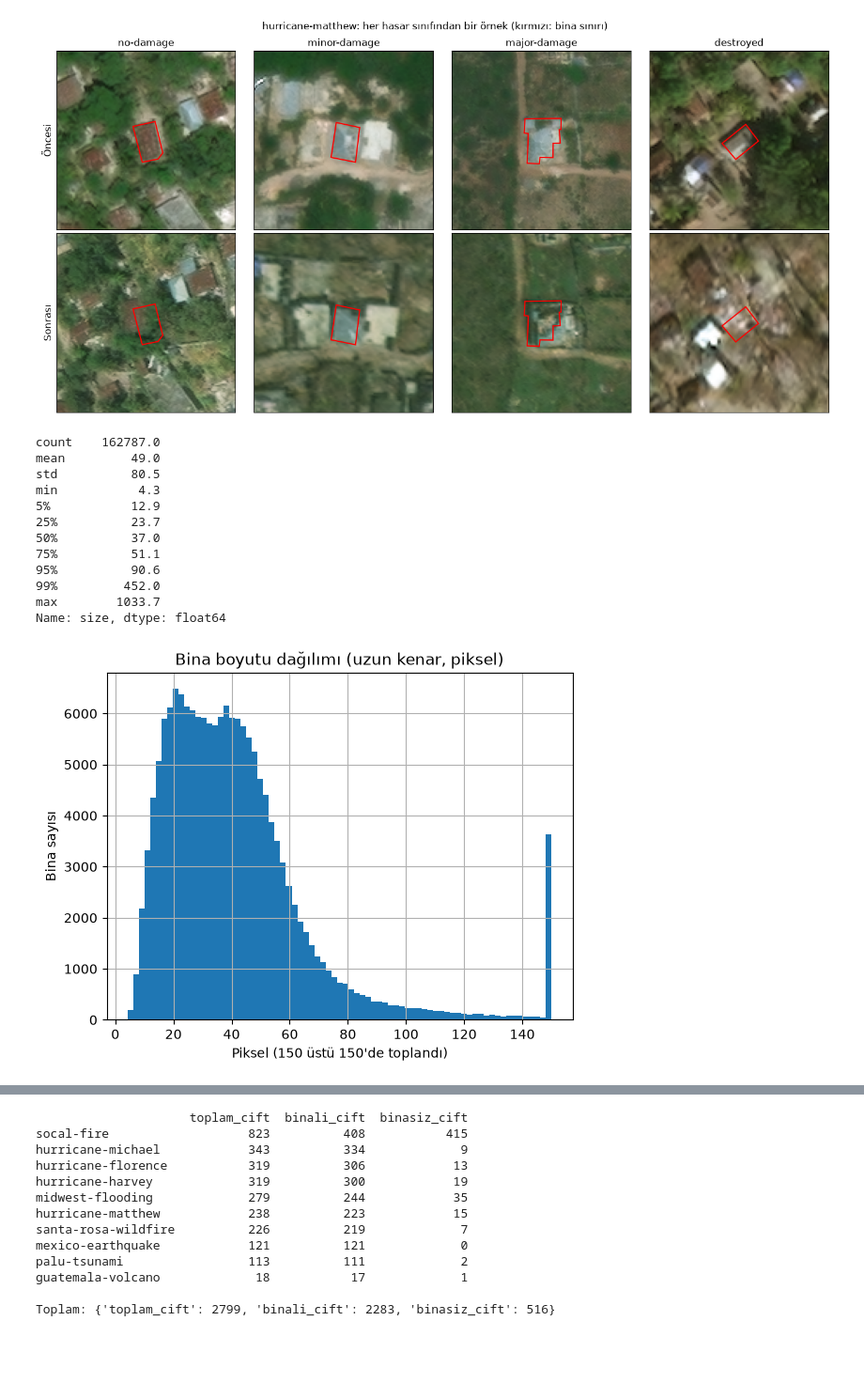
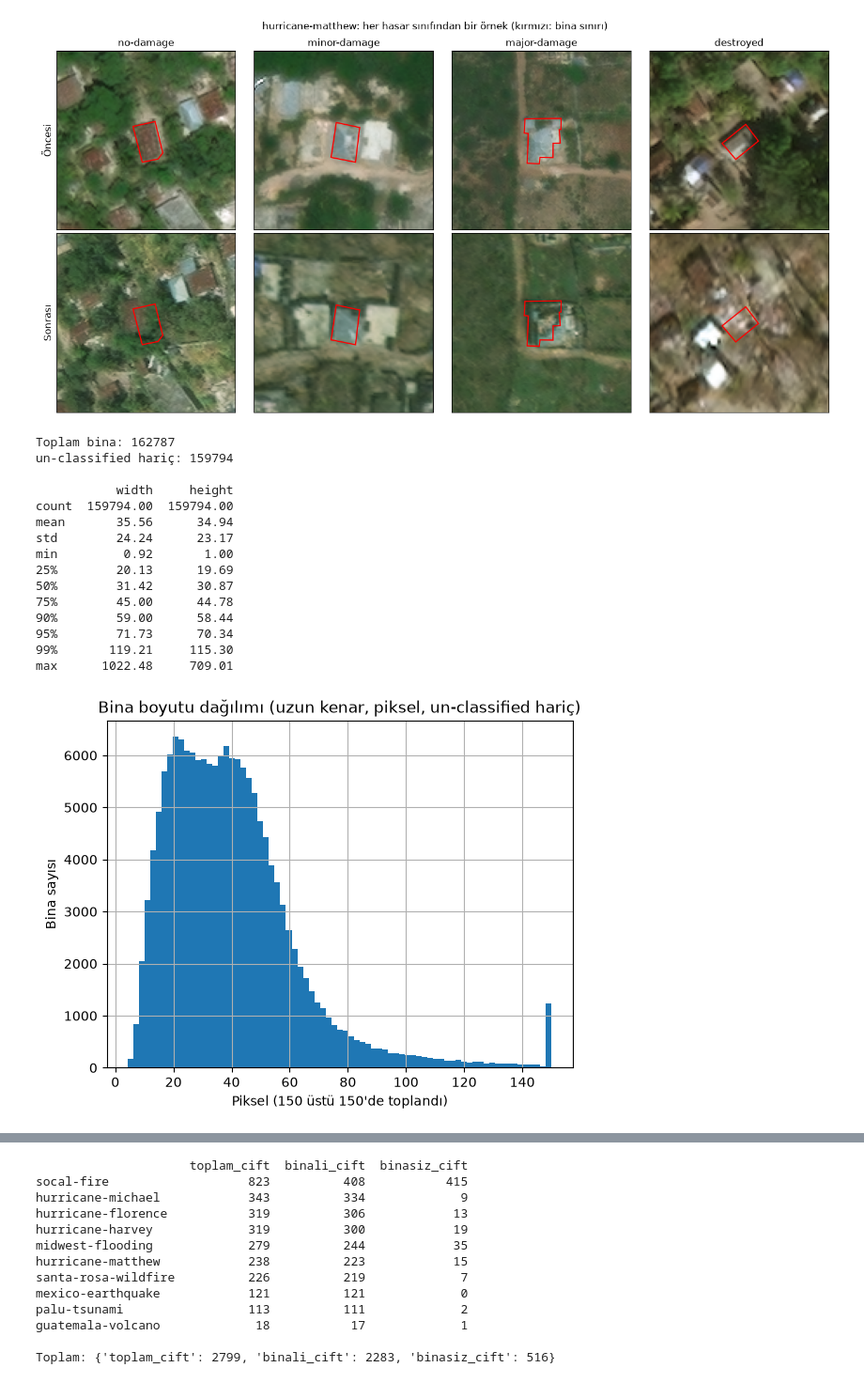
Before and after one commit to PinarKaradogan/disaster-damage-detection, a Jupyter notebook: notebooks/01_veri_kesfi_bahar.ipynb, the cells around one changed output, grey strips where cells are left out. Shown at 94% size. Saved outputs shown, nothing was run; the diff lists cells and outputs as text; code cells hidden in the pictures; blank space fills up the shorter version.

```diff
--- a/notebooks/01_veri_kesfi_bahar.ipynb
+++ b/notebooks/01_veri_kesfi_bahar.ipynb
@@ -124,10 +171,16 @@ import matplotlib.patches as patches
 EVENT = "hurricane-matthew"
 CLASSES = ["no-damage", "minor-damage", "major-damage", "destroyed"]
 
-def wkt_to_xy(wkt):
-    """'POLYGON ((x y, x y, ...))' metnini [(x, y), ...] listesine çevirir."""
-    nums = [float(v) for v in re.findall(r"-?\d+(?:\.\d+)?", wkt)]
-    return list(zip(nums[0::2], nums[1::2]))
+from shapely import wkt as shapely_wkt
+
+def wkt_to_xy(wkt_text):
+    """WKT poligonunu shapely ile okuyup dış sınır koordinatlarını [(x, y), ...] olarak döndürür."""
+    if not wkt_text:
+        return []
+    geom = shapely_wkt.loads(wkt_text)
+    if geom.geom_type == "MultiPolygon":
+        geom = max(geom.geoms, key=lambda g: g.area)
+    return list(geom.exterior.coords)
 
 # 1) Matthew'deki binaları sınıflarına göre topla
 examples = {c: [] for c in CLASSES}
@@ -182,56 +235,61 @@ major-damage  : 1,945 bina
 destroyed     : 2,147 bina
 [figure]
 # %%
+# Bina sınır kutuları: yalnızca post-disaster JSON'lar, features -> xy -> wkt alanı, shapely ile
 rows = []
 for path in sorted(LABEL_DIR.glob("*_post_disaster.json")):
     label = json.loads(path.read_text(encoding="utf-8"))
     meta = label["metadata"]
     image_id = path.stem.replace("_post_disaster", "")
     for b in label["features"]["xy"]:
-        xy = wkt_to_xy(b["wkt"])
-        if not xy:
-            continue
-        xs, ys = zip(*xy)
+        geom = shapely_wkt.loads(b["wkt"])
+        x_min, y_min, x_max, y_max = geom.bounds
         rows.append({
             "image_id": image_id,
             "disaster": meta["disaster"],
             "disaster_type": meta["disaster_type"],
             "damage": b["properties"].get("subtype", "unknown"),
             "uid": b["properties"].get("uid"),
-            "x_min": min(xs), "y_min": min(ys),
-            "x_max": max(xs), "y_max": max(ys),
+            "x_min": x_min, "y_min": y_min, "x_max": x_max, "y_max": y_max,
+            "is_valid": geom.is_valid,
         })
 
 buildings = pd.DataFrame(rows)
 buildings["width"] = buildings["x_max"] - buildings["x_min"]
 buildings["height"] = buildings["y_max"] - buildings["y_min"]
 buildings["size"] = buildings[["width", "height"]].max(axis=1)
 
-# Faz 3'te tekrar kullanmak için kaydet (data/ GitHub'a gitmez)
-Path("../data/processed").mkdir(exist_ok=True)
+Path("../data/processed").mkdir(parents=True, exist_ok=True)
 buildings.to_csv("../data/processed/buildings.csv", index=False)
 
-print(buildings["size"].describe(percentiles=[0.05, 0.25, 0.5, 0.75, 0.95, 0.99]).round(1))
+print(f"Toplam bina: {len(buildings)}")
 
-buildings["size"].clip(upper=150).hist(bins=75)
-plt.title("Bina boyutu dağılımı (uzun kenar, piksel)")
+trainable = buildings[buildings["damage"] != "un-classified"]
+print(f"un-classified hariç: {len(trainable)}\n")
+print(trainable[["width", "height"]].describe(percentiles=[0.25, 0.50, 0.75, 0.90, 0.95, 0.99]).round(2))
+
+trainable["size"].clip(upper=150).hist(bins=75)
+plt.title("Bina boyutu dağılımı (uzun kenar, piksel, un-classified hariç)")
 plt.xlabel("Piksel (150 üstü 150'de toplandı)")
 plt.ylabel("Bina sayısı")
 plt.show()
 # %% [output]
-count    162787.0
-mean         49.0
-std          80.5
-min           4.3
-5%           12.9
-25%          23.7
-50%          37.0
-75%          51.1
-95%          90.6
-99%         452.0
-max        1033.7
-Name: size, dtype: float64
+Toplam bina: 162787
+un-classified hariç: 159794
+
+           width     height
+count  159794.00  159794.00
+mean       35.56      34.94
+std        24.24      23.17
+min         0.92       1.00
+25%        20.13      19.69
+50%        31.42      30.87
+75%        45.00      44.78
+90%        59.00      58.44
+95%        71.73      70.34
+99%       119.21     115.30
+max      1022.48     709.01
-[figure, old version]
+[figure, new version]
 # %%
 big = buildings[buildings["size"] > 150]
 print(f"150 pikselden büyük: {len(big):,} bina (%{len(big) / len(buildings) * 100:.1f})\n")
```
Also changed, not shown: parts of 9 cells of this notebook.
